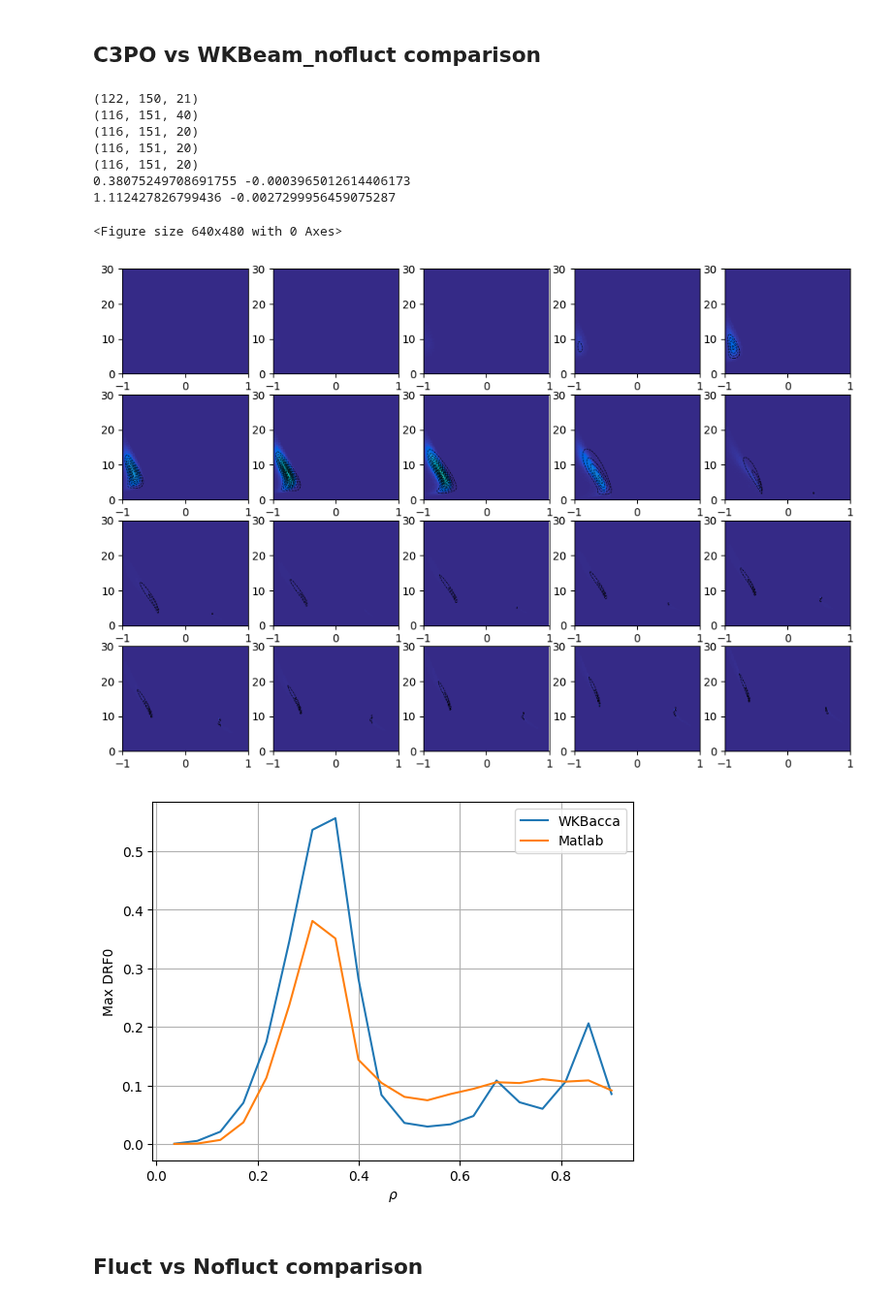
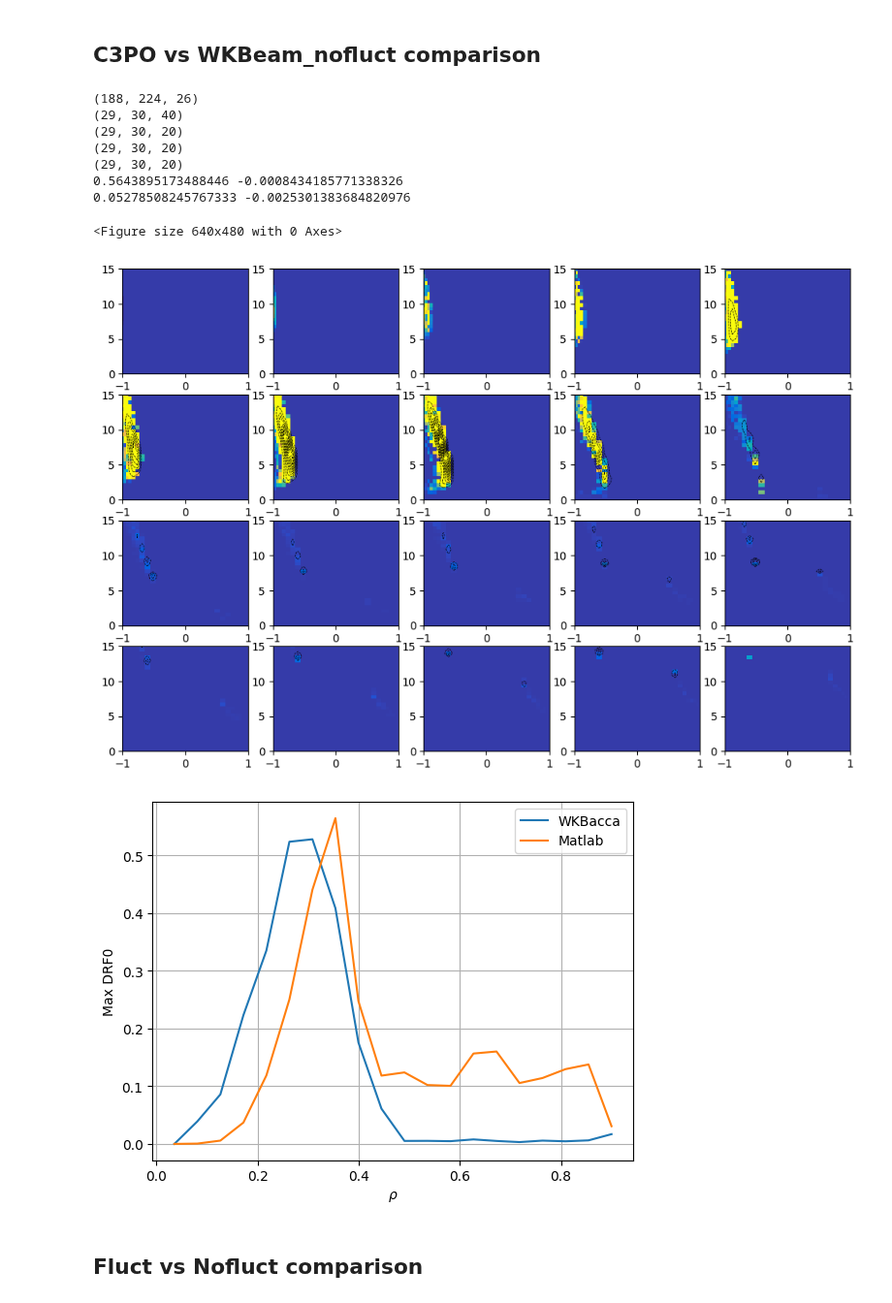
Before and after one commit to EwoutDevlaminck/WKBacca_QL, a Jupyter notebook: Analysis_sparse.ipynb, the cells around one changed output. Shown at 97% size. Cells and saved outputs as stored; diff of their text form; code cells hidden in the pictures.

```diff
--- a/Analysis_sparse.ipynb
+++ b/Analysis_sparse.ipynb
@@ -65,8 +65,8 @@ cm_data = [[0.2081, 0.1663, 0.5292], [0.2116238095, 0.1897809524, 0.5776761905],
 parula_map = LinearSegmentedColormap.from_list('parula', cm_data)
 parula_map.set_under(cm_data[0])
 # %%
-filename_nofluct = '/home/devlamin/WKBacca_LUKE_cases/TCV_74301/QL_bounce_TCV74301_1.2_nofluct_LUKE_F_sparse.h5'
-filename_fluct = '/home/devlamin/WKBacca_LUKE_cases/TCV_74301/QL_bounce_TCV74301_1.2_nofluct_LUKE_F_sparse.h5'
+filename_nofluct = '/home/devlamin/WKBacca_QL/QL_bounce_TCV74301_1.0_nofluct_LUKE_F_sparse_sparse.h5'
+filename_fluct = '/home/devlamin/WKBacca_QL/QL_bounce_TCV74301_1.0_nofluct_LUKE_F_sparse_sparse.h5'
 
 matlab_file = '/home/devlamin/WKBacca_LUKE_cases/TCV_74301/Drf_data.mat'
 # %%
@@ -320,37 +321,37 @@ min_nofluct_interp = np.min(DRF0_nofluct_interp)
 print(max_mat_interp, min_mat_interp)
 print(max_nofluct_interp, min_nofluct_interp)
 # %% [output]
-(122, 150, 21)
-(116, 151, 40)
-(116, 151, 20)
-(116, 151, 20)
-(116, 151, 20)
-0.38075249708691755 -0.0003965012614406173
-1.112427826799436 -0.0027299956459075287
+(188, 224, 26)
+(29, 30, 40)
+(29, 30, 20)
+(29, 30, 20)
+(29, 30, 20)
+0.5643895173488446 -0.0008434185771338326
+0.05278508245767333 -0.0025301383684820976
 # %%
 plt.figure()
 plt.figure(figsize=(12, 8))
 for i in range(len(x_comp)):
     ax = plt.subplot(4, 5, i+1)
-    ax.pcolormesh(ksi0, p_norm,1/2*DRF0_nofluct_interp[:, :, i].T, cmap=parula_map, vmin=min_nofluct_interp, vmax=max_nofluct_interp)
+    ax.pcolormesh(ksi0, p_norm,1e1*DRF0_nofluct_interp[:, :, i].T, cmap=parula_map, vmin=min_nofluct_interp, vmax=max_nofluct_interp)
     ax.contour(ksi0, p_norm, Drf_mat_interp[:, :, i].T, np.linspace(min_mat_interp, max_mat_interp, 15), colors='k', linestyles='dashed', linewidths=0.5)
     ax.set_ylim(0, p_max)
     ax.set_xlim(-1, 1)
 
 plt.show()
 
 plt.figure()
-plt.plot(x_comp, 1/2*np.amax(DRF0_nofluct_interp[:, :, :], axis=(0, 1)), label='WKBacca')
+plt.plot(x_comp, 1e1*np.amax(DRF0_nofluct_interp[:, :, :], axis=(0, 1)), label='WKBacca')
 plt.plot(x_comp, np.amax(Drf_mat_interp[:, :, :], axis=(0, 1)), label='Matlab')
 plt.xlabel(r'$\rho$')
 plt.ylabel('Max DRF0')
 plt.legend()
 plt.grid()
 plt.show()
 # %% [output]
 <Figure size 640x480 with 0 Axes>
-[figure, old version]
+[figure, new version]
-[figure, old version]
+[figure, new version]
 # %% [markdown]
 ## Fluct vs Nofluct comparison
 # %%
```
Also changed, not shown: parts of 11 cells of this notebook, 4 other files.
